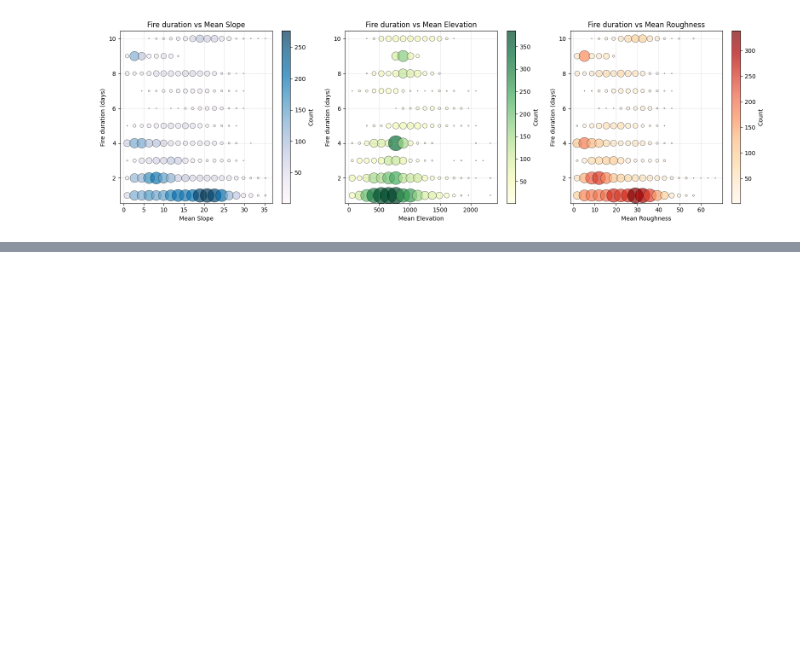
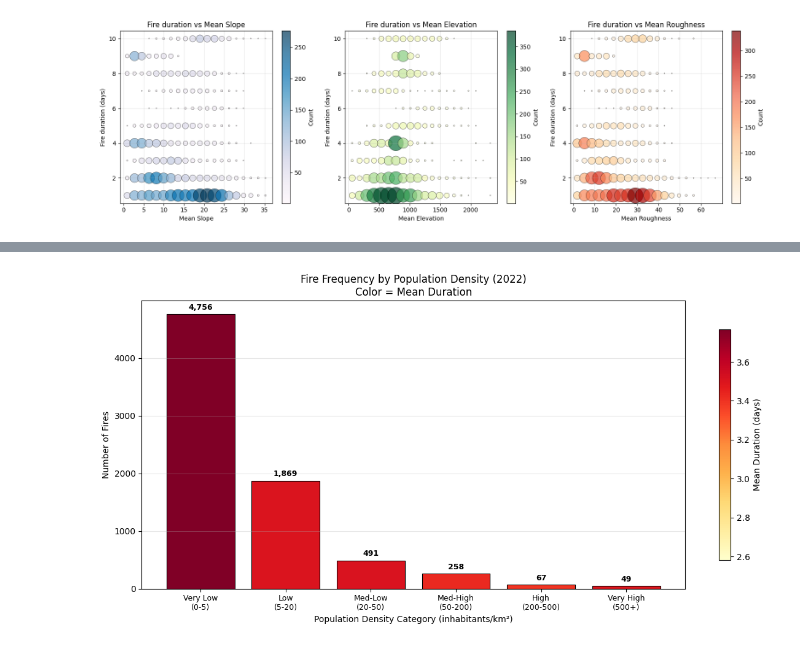
Before and after one commit to EstherRH00/IberFire, a Jupyter notebook: Part 2.ipynb, the cells around one changed output, grey strips where cells are left out. Drawn from its saved outputs; the diff is of its cells as text; code cells hidden in the pictures; blank space fills up the shorter version.

```diff
--- a/Part 2.ipynb
+++ b/Part 2.ipynb
@@ -468,0 +676,73 @@ plt.show()
+# %%
+# ============================================================
+# VISUALIZATION 2: Binned Bar Chart (FIXED)
+# ============================================================
+plt.close('all')
+
+# Option A: Custom bins based on your data distribution (RECOMMENDED for skewed data)
+# Since mean=20 but max=3700, use log-like spacing
+custom_bins = [0, 5, 20, 50, 200, 500, df_fires["popdens_2022"].max() + 1]
+custom_labels = ["Very Low\n(0-5)", "Low\n(5-20)", "Med-Low\n(20-50)",
+                 "Med-High\n(50-200)", "High\n(200-500)", "Very High\n(500+)"]
+
+df_fires["pop_bin"] = pd.cut(
+    df_fires["popdens_2022"],
+    bins=custom_bins,
+    labels=custom_labels,
+    include_lowest=True
+)
+
+# Aggregate by bin
+pop_stats = df_fires.groupby("pop_bin", observed=True).agg(
+    fire_count=("duration", "count"),
+    mean_duration=("duration", "mean")
+).reset_index()
+
+fig, ax = plt.subplots(figsize=(12, 6))
+
+bars = ax.bar(
+    range(len(pop_stats)),
+    pop_stats["fire_count"],
+    color=plt.cm.YlOrRd(pop_stats["mean_duration"] / pop_stats["mean_duration"].max()),
+    edgecolor="black",
+    linewidth=0.8
+)
+
+ax.set_xticks(range(len(pop_stats)))
+ax.set_xticklabels(pop_stats["pop_bin"], fontsize=9)
+ax.set_xlabel("Population Density Category (inhabitants/km²)")
+ax.set_ylabel("Number of Fires")
+ax.set_title("Fire Frequency by Population Density (2022)\nColor = Mean Duration", fontsize=12)
+ax.grid(axis="y", alpha=0.3)
+
+# Colorbar
+sm = plt.cm.ScalarMappable(
+    cmap="YlOrRd",
+    norm=plt.Normalize(
+        vmin=pop_stats["mean_duration"].min(),
+        vmax=pop_stats["mean_duration"].max()
+    )
+)
+cbar = plt.colorbar(sm, ax=ax, shrink=0.8)
+cbar.set_label("Mean Duration (days)")
+
+# Add count labels on bars
+for bar, count in zip(bars, pop_stats["fire_count"]):
+    ax.text(
+        bar.get_x() + bar.get_width() / 2,
+        bar.get_height() + max(pop_stats["fire_count"]) * 0.01,
+        f"{count:,}",
+        ha="center",
+        va="bottom",
+        fontsize=9,
+        fontweight="bold"
+    )
+
+plt.tight_layout()
+plt.show()
+
+# Print the distribution
+print("\nFire count by population density bin:")
+print(pop_stats[["pop_bin", "fire_count", "mean_duration"]].to_string(index=False))
+# %% [output]
+[figure, added]
```
Also changed, not shown: parts of 19 cells of this notebook.
